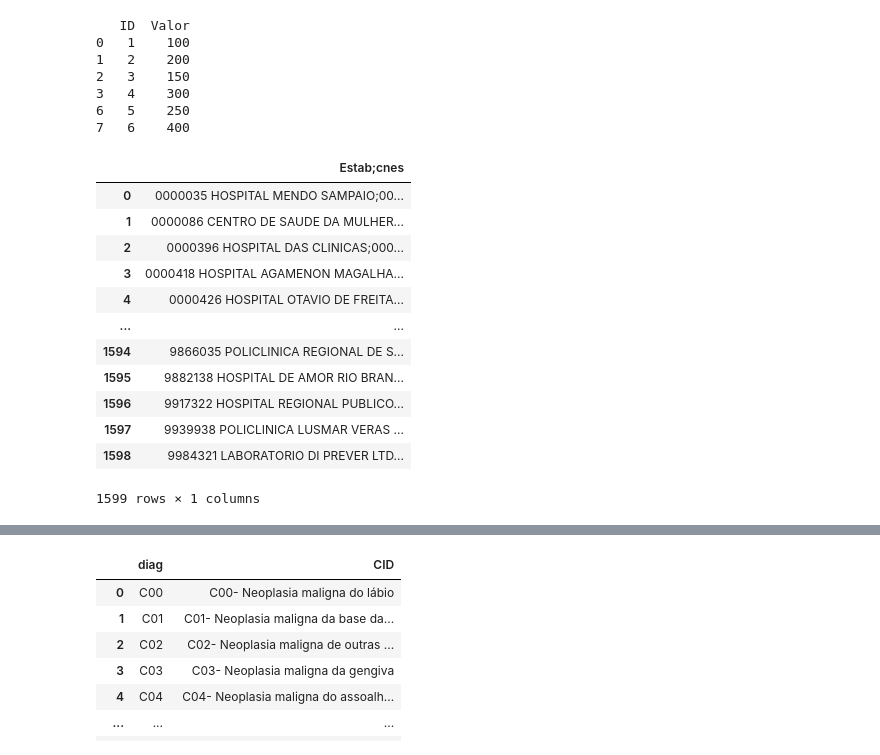
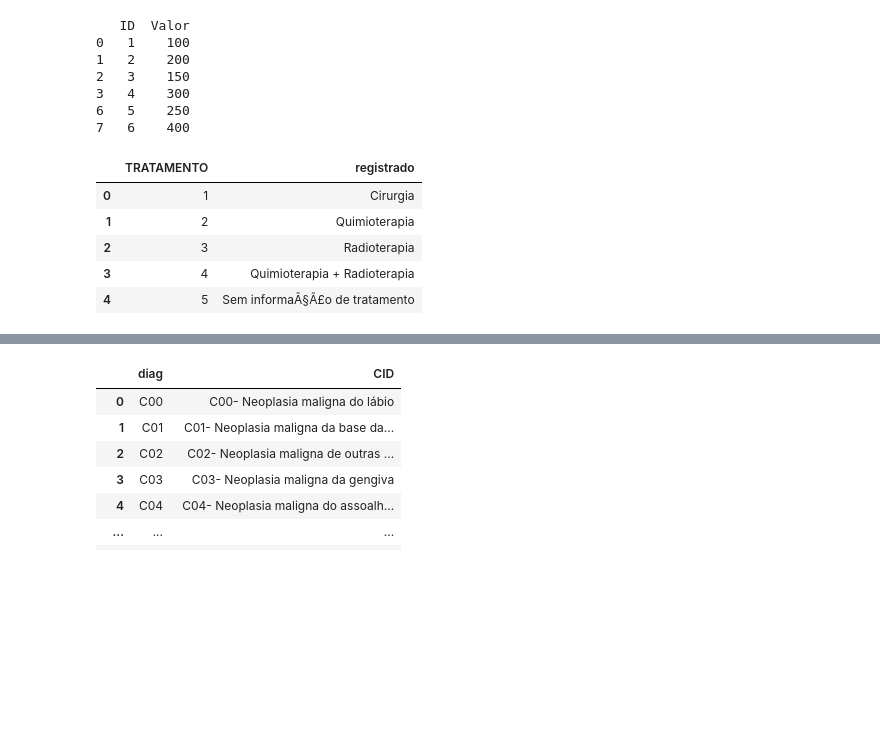
Before and after one commit to felipeasr/dash_oncoloico, a Jupyter notebook: Analise.ipynb, the cells around one changed output, grey strips where cells are left out. Cells and saved outputs as stored; diff of their text form; code cells hidden in the pictures; blank space fills up the shorter version.

```diff
--- a/Analise.ipynb
+++ b/Analise.ipynb
@@ -147,22 +147,15 @@ df_final = pd.concat(dataframes)
 df_final.to_csv('PO13_23_.csv', index=False)
 # %%
 import pandas as pd
-df2 = pd.read_csv('Estabelecimento diagnóstico .csv', sep=",",encoding='ISO-8859-1')
+df2 = pd.read_csv('axuliares/tratamento.csv', sep=",",encoding='ISO-8859-1')
 df2
 # %% [output]
-|  | Estab;cnes |
-| 0 | 0000035 HOSPITAL MENDO SAMPAIO;00... |
-| 1 | 0000086 CENTRO DE SAUDE DA MULHER... |
-| 2 | 0000396 HOSPITAL DAS CLINICAS;000... |
-| 3 | 0000418 HOSPITAL AGAMENON MAGALHA... |
-| 4 | 0000426 HOSPITAL OTAVIO DE FREITA... |
-| ... | ... |
-| 1594 | 9866035 POLICLINICA REGIONAL DE S... |
-| 1595 | 9882138 HOSPITAL DE AMOR RIO BRAN... |
-| 1596 | 9917322 HOSPITAL REGIONAL PUBLICO... |
-| 1597 | 9939938 POLICLINICA LUSMAR VERAS ... |
-| 1598 | 9984321 LABORATORIO DI PREVER LTD... |
+|  | TRATAMENTO | registrado |
+| 0 | 1 | Cirurgia |
+| 1 | 2 | Quimioterapia |
+| 2 | 3 | Radioterapia |
+| 3 | 4 | Quimioterapia + Radioterapia |
+| 4 | 5 | Sem informaÃ§Ã£o de tratamento |
-1599 rows × 1 columns
 # %%
 #ler CSV
 import pandas as pd
```
Also changed, not shown: parts of 3 cells of this notebook, 2 other files.
